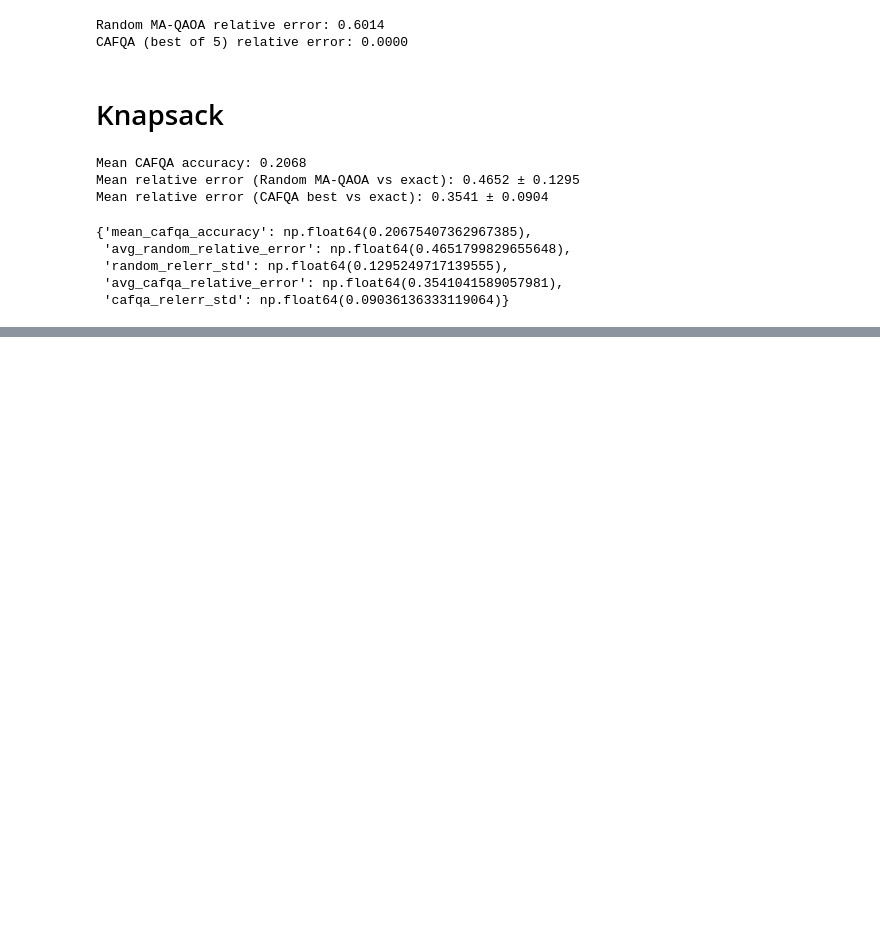
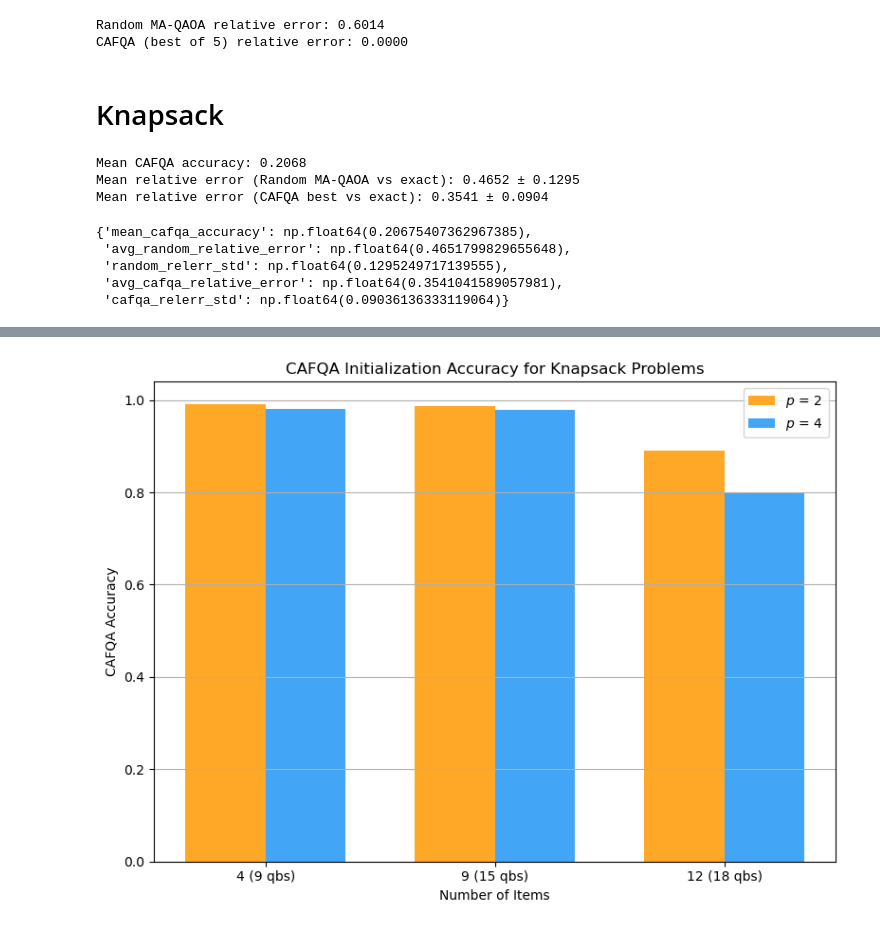
Before and after one commit to d-bharadwaj/SPIQ, a Jupyter notebook: playground_scripts/final_data_analysis.ipynb, the cells around one changed output, grey strips where cells are left out. Saved outputs shown, nothing was run; the diff lists cells and outputs as text; code cells hidden in the pictures; blank space fills up the shorter version.

```diff
--- a/playground_scripts/final_data_analysis.ipynb
+++ b/playground_scripts/final_data_analysis.ipynb
@@ -610,0 +625,34 @@ plt.show()
+# %%
+# Dummy data for two layers per number of items
+item_sizes = [4, 9, 12]
+layers = [2, 4]
+# Example dummy CAFQA accuracy values for each (item_size, layer)
+dummy_accuracies = {
+    (4, 2): 0.99, (4, 4): 0.98,
+    (9, 2): 44194/44800.5, (9, 4): 43860/44800.5,
+    (12, 2): 148133.5/166236.5, (12, 4): 132867/166326.5
+}
+
+# Prepare data for plotting
+bar_width = 0.35
+index = np.arange(len(item_sizes))
+
+layer1 = [dummy_accuracies[(n, 2)] for n in item_sizes]
+layer2 = [dummy_accuracies[(n, 4)] for n in item_sizes]
+
+fig, ax = plt.subplots(figsize=(8, 6))
+ax.bar(index - bar_width/2, layer1, bar_width, label='$p$ = 2', color='#FFA726')
+ax.bar(index + bar_width/2, layer2, bar_width, label='$p$ = 4 ', color='#42A5F5')
+
+ax.set_xticks(index)
+ax.set_xticklabels([str(n) for n in item_sizes])
+ax.set_xlabel('Number of Items')
+ax.set_ylabel('CAFQA Accuracy')
+ax.set_title('CAFQA Initialization Accuracy for Knapsack Problems')
+ax.legend()
+ax.set_xticklabels(["4 (9 qbs)", "9 (15 qbs)","12 (18 qbs)"])
+ax.grid(axis='y')
+plt.tight_layout()
+plt.show()
+# %% [output]
+[figure, added]
```
Also changed, not shown: parts of 1 cell of this notebook, 5 other files.
